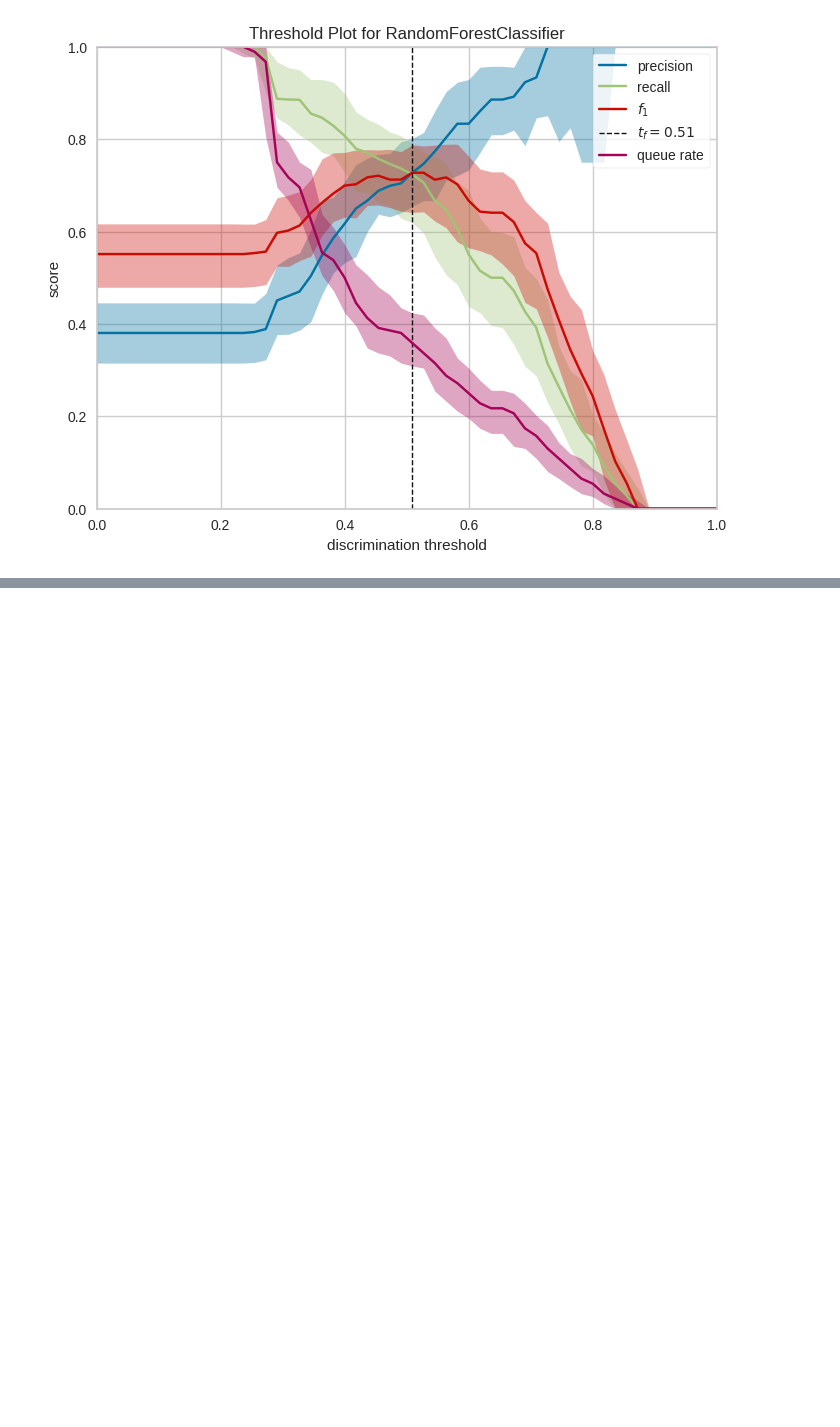
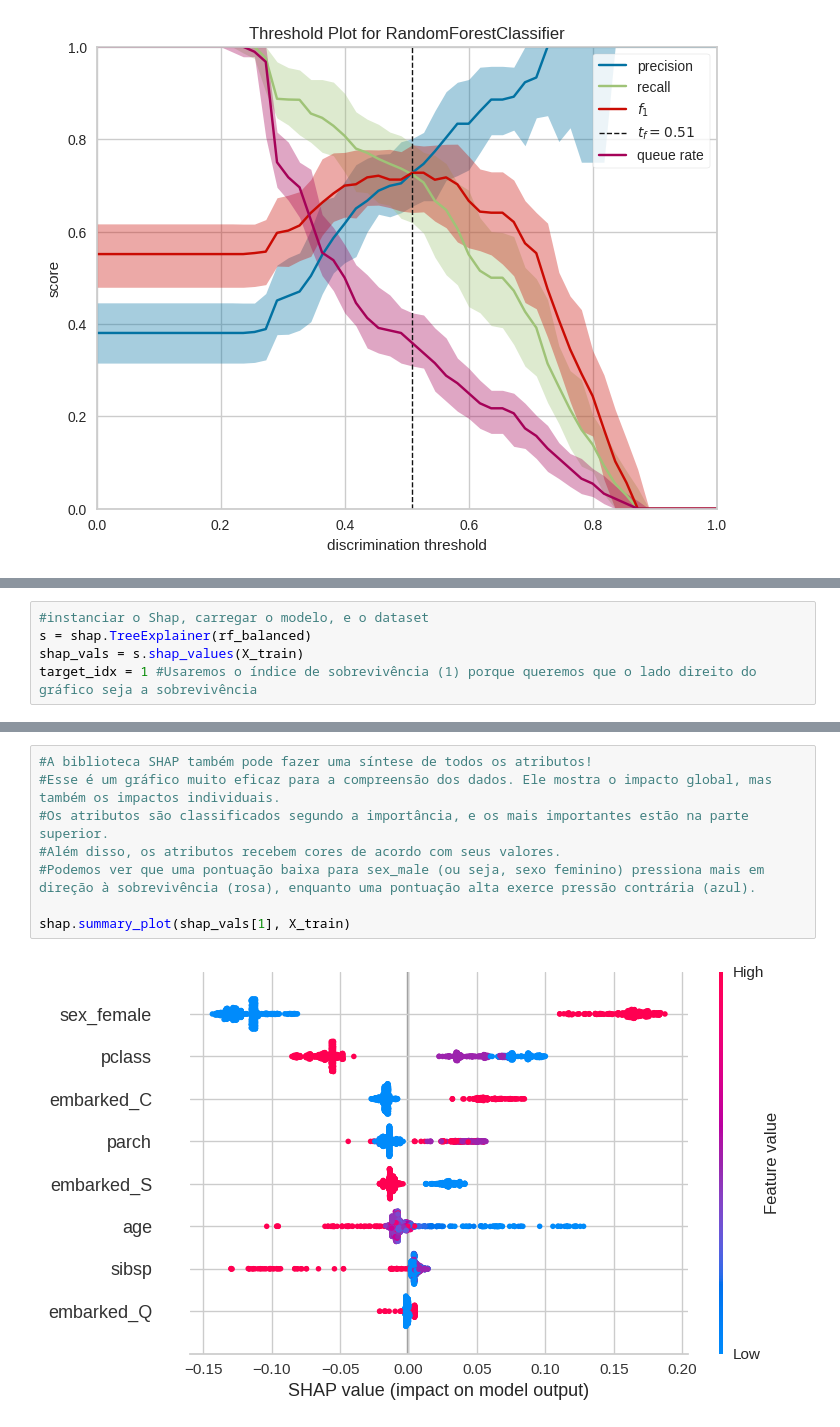
Before and after one commit to nortonvanz/ML_Pocket_Reference, a Jupyter notebook: notebooks/Titanic.ipynb, the cells around one changed output, grey strips where cells are left out. Cells and saved outputs as stored; diff of their text form; blank space fills up the shorter version.

```diff
--- a/notebooks/Titanic.ipynb
+++ b/notebooks/Titanic.ipynb
@@ -1023,0 +1039,5 @@ dt_viz.poof();
+# %%
+#instanciar o Shap, carregar o modelo, e o dataset
+s = shap.TreeExplainer(rf_balanced)
+shap_vals = s.shap_values(X_train)
+target_idx = 1 #Usaremos o índice de sobrevivência (1) porque queremos que o lado direito do gráfico seja a sobrevivência
@@ -1023,0 +1140,10 @@ dt_viz.poof();
+# %%
+#A biblioteca SHAP também pode fazer uma síntese de todos os atributos!
+#Esse é um gráfico muito eficaz para a compreensão dos dados. Ele mostra o impacto global, mas também os impactos individuais.
+#Os atributos são classificados segundo a importância, e os mais importantes estão na parte superior.
+#Além disso, os atributos recebem cores de acordo com seus valores.
+#Podemos ver que uma pontuação baixa para sex_male (ou seja, sexo feminino) pressiona mais em direção à sobrevivência (rosa), enquanto uma pontuação alta exerce pressão contrária (azul).
+
+shap.summary_plot(shap_vals[1], X_train)
+# %% [output]
+[figure, added]
```
Also changed, not shown: parts of 23 cells of this notebook.
